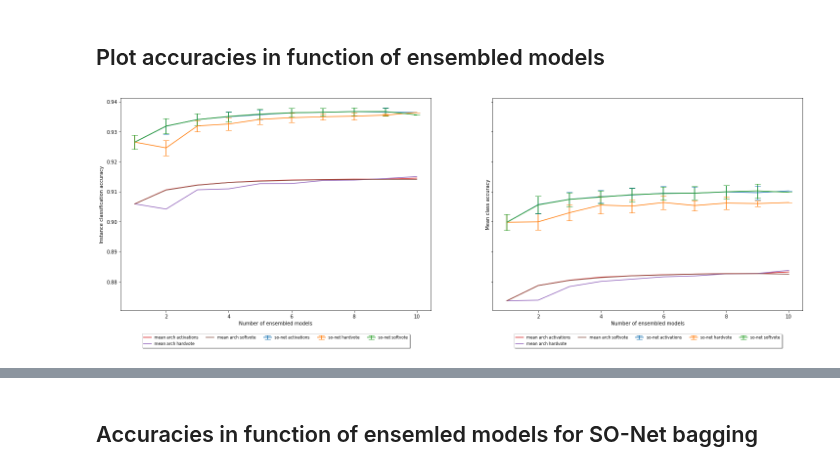
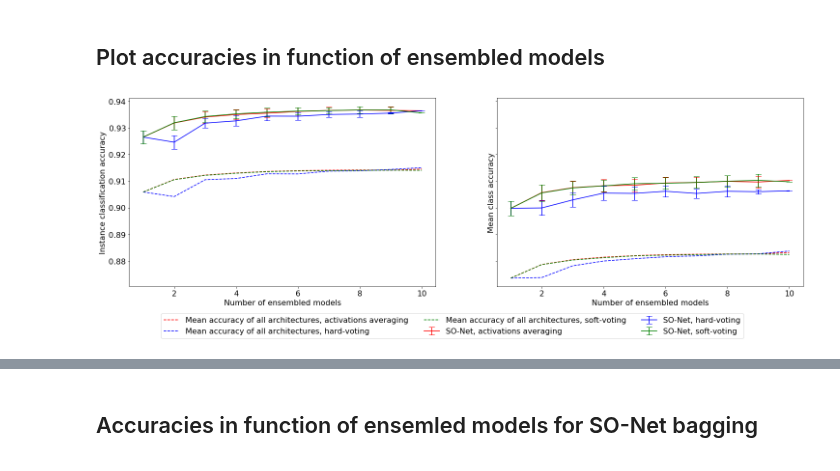
Before and after one commit to dkoguciuk/ensemble_learning_for_point_clouds, a Jupyter notebook: analysis.ipynb, the cells around one changed output, grey strips where cells are left out. Cells and saved outputs as stored; diff of their text form; code cells hidden in the pictures.

```diff
--- a/analysis.ipynb
+++ b/analysis.ipynb
@@ -23,7 +24,8 @@ BASE_MODELS = ['pointnet', 'pointnet++', 'so-net', 'kcnet', 'deepsets', 'dgcnn',
 SONET_BAGGING_MODELS = ['so-net_sz_01', 'so-net_sz_02', 'so-net_sz_03', 'so-net_sz_04', 'so-net_sz_05', 'so-net_sz_06',
                         'so-net_sz_07', 'so-net_sz_08', 'so-net_sz_09', 'so-net_bagging']
 SONET_CONST_MODELS = ['so-net_TTT', 'so-net_FFT', 'so-net_FTF', 'so-net_TFF', 'so-net_TTF', 'so-net_TFT', 'so-net_FTT']
-ALL_MODELS = BASE_MODELS + SONET_BAGGING_MODELS + SONET_CONST_MODELS
+SONET_CLASSIFIER_ENSEMBLE = ['so-net_' + str(i) for i in range(1, 11)]
+ALL_MODELS = BASE_MODELS + SONET_BAGGING_MODELS + SONET_CONST_MODELS + SONET_CLASSIFIER_ENSEMBLE
 
 CLASS_NAMES = ['airplane', 'bathtub', 'bed', 'bench', 'bookshelf', 'bottle', 'bowl',
                'car', 'chair', 'cone', 'cup', 'curtain', 'desk', 'door', 'dresser',
@@ -41,7 +43,7 @@ CLASSES_COUNT = 40
 probabilities = {}
 true_labels = {}
 for model in ALL_MODELS:
-    for dir_name in ['models_reordered', 'models_raw', 'models_bagging', 'models_const']:
+    for dir_name in ['models_reordered', 'models_raw', 'models_bagging', 'models_const', 'models_classifier_ensemble']:
         if os.path.exists(os.path.join(dir_name, model)):
             break
     prob_filepath = os.path.join(os.path.join(dir_name, model), 'probabilities.npy')
@@ -65,12 +67,15 @@ for model in ALL_MODELS:
                       + " but got " + str(np.sum(true_labels[model] == class_idx)))
         assert np.sum(true_labels[model] == class_idx) == CLASS_TEST_INSTANCES[class_idx] or \
           (model=='deepsets' and class_idx==12 and np.sum(true_labels[model] == class_idx) == 85) or \
-          (model=='deepsets' and class_idx==39 and np.sum(true_labels[model] == class_idx) == 19), \
+          (model=='deepsets' and class_idx==39 and np.sum(true_labels[model] == class_idx) == 19) or \
+          (model=='deepsets_ep100' and class_idx==12 and np.sum(true_labels[model] == class_idx) == 85) or \
+          (model=='deepsets_ep100' and class_idx==39 and np.sum(true_labels[model] == class_idx) == 19), \
           error_info
 
 #     assert (probabilities[model].shape[0] == ENSEMBLE_MODELS_NUMBER)
     assert (probabilities[model]['activations'].shape[1] == 2468 or \
-            (model=='deepsets' and probabilities[model]['activations'].shape[1] == 2466))
+            (model=='deepsets' and probabilities[model]['activations'].shape[1] == 2466) or \
+           (model=='deepsets_ep100' and probabilities[model]['activations'].shape[1] == 2466))
     assert (probabilities[model]['activations'].shape[2] == CLASSES_COUNT)
 # %% [markdown]
 ## Caclulate statistics
@@ -184,34 +209,44 @@ acc_stats_base_models_voting = {method: get_accuracy_stats(BASE_MODELS, method)
 # %%
 compare_sonet = {method: acc_stats_base_models_voting[method]['so-net'] for method in acc_stats_base_models_voting}
 compare_mean_arch = {}
 for method in acc_stats_base_models_voting:
     mean_arch_acc = {}
     mean_arch_mca = {}
     for arch in acc_stats_base_models_voting[method]:
         arch_voting = acc_stats_base_models_voting[method][arch]
         for num_models in arch_voting:
             arch_num = arch_voting[num_models]
             arch_num_acc = arch_num['acc']
             arch_num_mca = arch_num['mean_class_acc']
             if num_models not in mean_arch_acc:
                 mean_arch_acc[num_models] = []
             if num_models not in mean_arch_mca:
                 mean_arch_mca[num_models] = []
             mean_arch_acc[num_models].append(arch_num_acc['mean'])
             mean_arch_mca[num_models].append(arch_num_mca['mean'])
     mean_arch_acc = {x: np.mean(mean_arch_acc[x]) for x in mean_arch_acc}
     mean_arch_mca = {x: np.mean(mean_arch_mca[x]) for x in mean_arch_mca}
     compare_mean_arch[method] = {x: {'acc': {'mean': mean_arch_acc[x]},
                                      'mean_class_acc': {'mean': mean_arch_mca[x]}}
                                  for x in mean_arch_acc}
 compare_voting = {}
 for item in compare_sonet:
     compare_voting['so-net ' + item] = compare_sonet[item]
 for item in compare_mean_arch:
     compare_voting['mean arch ' + item] = compare_mean_arch[item]
-f, (ax1, ax2) = plt.subplots(1, 2, sharey=True, figsize=(25, 10))
-plot_acc_in_num_models(ax1, compare_voting, 'acc')
-plot_acc_in_num_models(ax2, compare_voting, 'mean_class_acc')
+f, (ax1, ax2) = plt.subplots(1, 2, sharey=True, figsize=(25, 8))
+styles = {'so-net activations': {'color': 'r', 'linestyle': '-', 'label': 'SO-Net, activations averaging'},
+         'so-net softvote': {'color': 'g', 'linestyle': '-', 'label': 'SO-Net, soft-voting'},
+         'so-net hardvote': {'color': 'b', 'linestyle': '-', 'label': 'SO-Net, hard-voting'},
+         'mean arch activations': {'color': 'r', 'linestyle': '--',
+                                   'label': 'Mean accuracy of all architectures, activations averaging'},
+         'mean arch softvote': {'color': 'g', 'linestyle': '--',
+                                'label': 'Mean accuracy of all architectures, soft-voting'},
+         'mean arch hardvote': {'color': 'b', 'linestyle': '--',
+                               'label': 'Mean accuracy of all architectures, hard-voting'}}
+handles, labels = plot_acc_in_num_models(ax1, compare_voting, 'acc', styles)
+plot_acc_in_num_models(ax2, compare_voting, 'mean_class_acc', styles)
+f.legend(handles=handles, loc='lower center', ncol=3)
 f.savefig('voting_methods.png', bbox_inches='tight')
 # %% [output]
-[figure, old version]
+[figure, new version]
```
Also changed, not shown: parts of 29 cells of this notebook, 26 other files.
